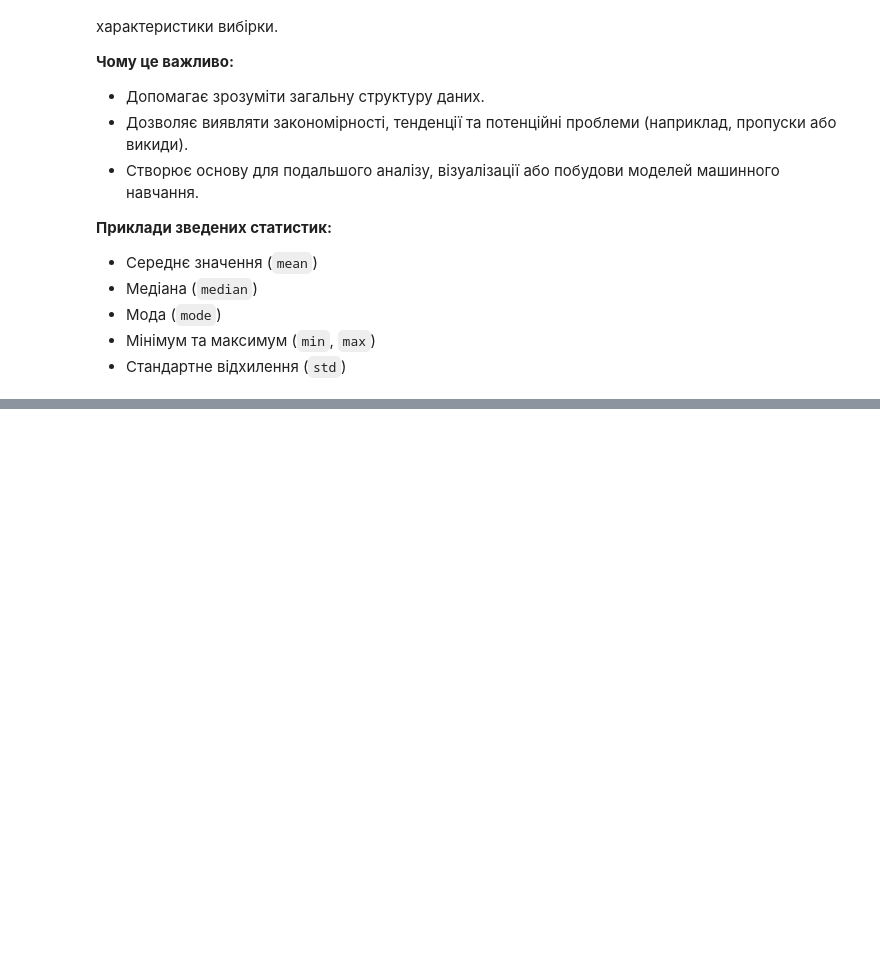
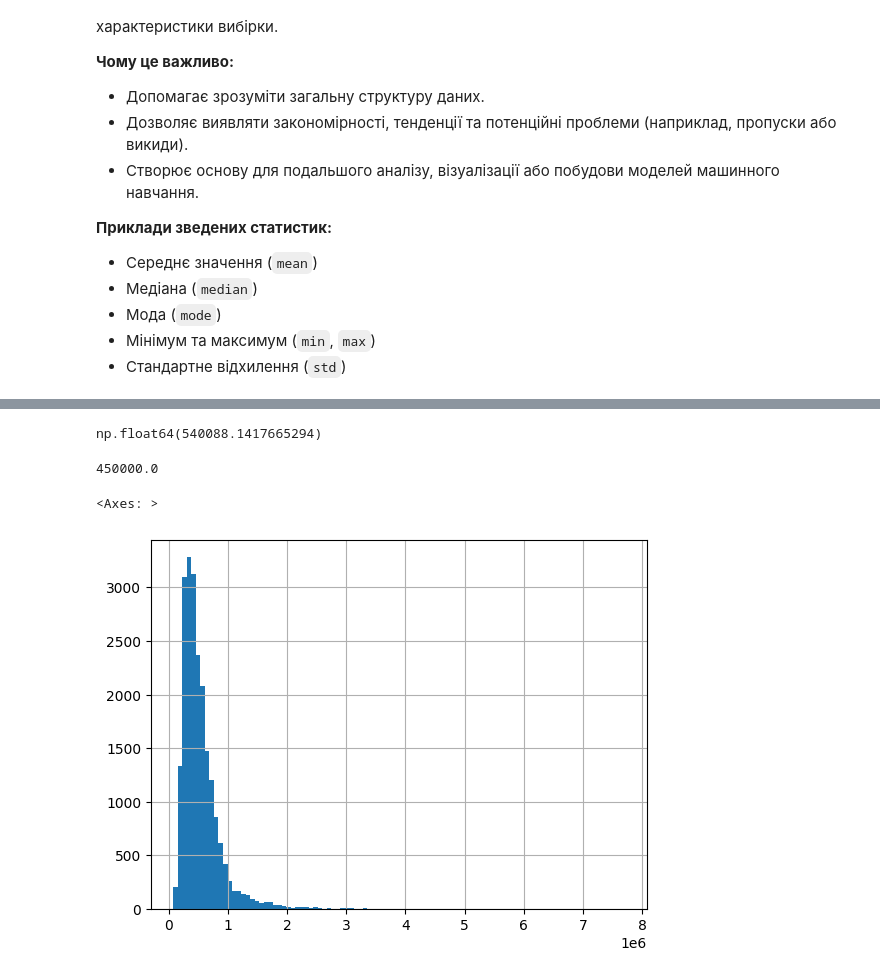
Before and after one commit to cpython-projects/python_da_06_11_25, a Jupyter notebook: lesson_14.ipynb, the cells around one changed output, grey strips where cells are left out. Saved outputs shown, nothing was run; the diff lists cells and outputs as text; code cells hidden in the pictures; blank space fills up the shorter version.

```diff
--- a/lesson_14.ipynb
+++ b/lesson_14.ipynb
@@ -271,0 +278,3 @@ df
+# %%
+df = pd.read_csv('kc_house_data.csv')
+df.head()
@@ -271,0 +321,13 @@ df
+# %%
+df.price.mean()
+# %% [output]
+np.float64(540088.1417665294)
+# %%
+df.price.median()
+# %% [output]
+450000.0
+# %%
+df.price.hist(bins=100)
+# %% [output]
+<Axes: >
+[figure, added]
```
Also changed, not shown: parts of 13 cells of this notebook.
